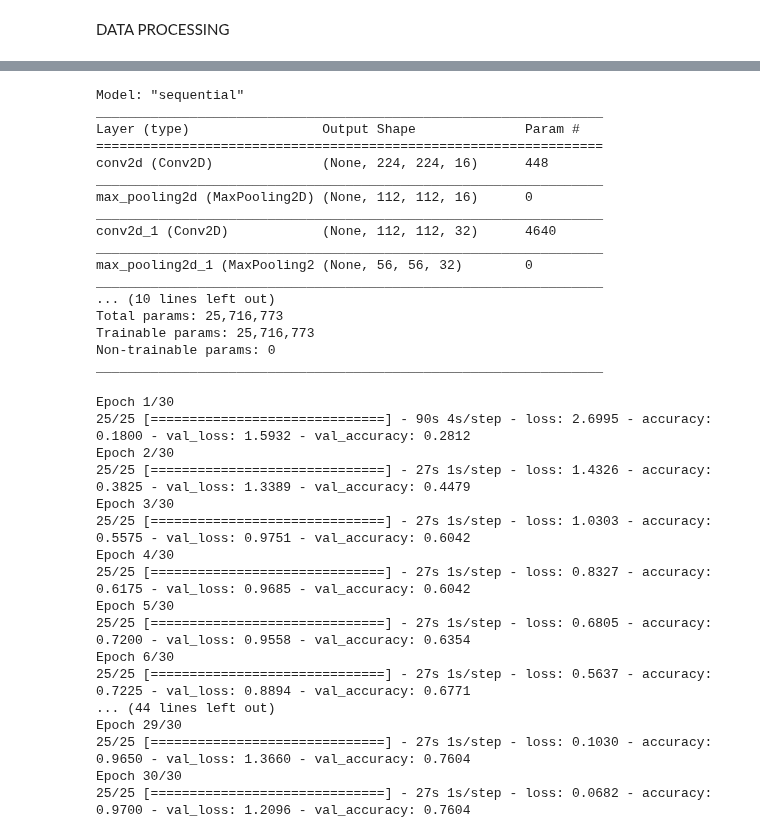
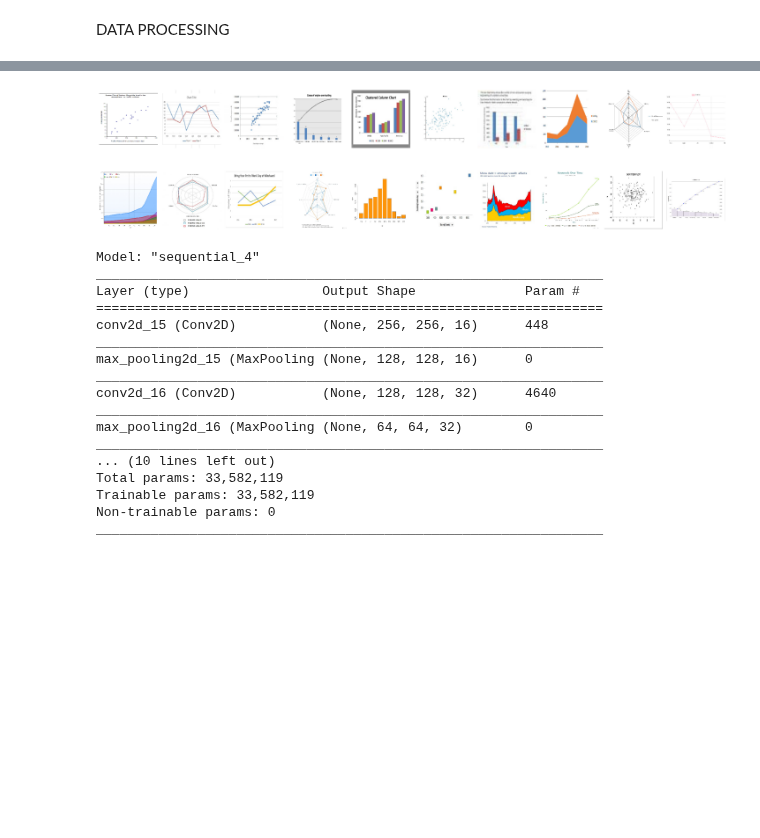
Before and after one commit to anirudh-g/Msc-Data-science, a Jupyter notebook: Baseline_CNN.ipynb, the cells around one changed output, grey strips where cells are left out. Drawn from its saved outputs; the diff is of its cells as text; code cells hidden in the pictures; blank space fills up the shorter version.

```diff
--- a/Baseline_CNN.ipynb
+++ b/Baseline_CNN.ipynb
@@ -82,3 +84,22 @@ Found 100 images belonging to 5 classes.
+# %%
+def plotImages(images_arr):
+    fig, axes = plt.subplots(1, 10, figsize=(20,20))
+    axes = axes.flatten()
+    for img, ax in zip( images_arr, axes):
+        ax.imshow(img)
+        ax.axis('off')
+    plt.tight_layout()
+    plt.show()
+# %%
+sample_training_images, _ = next(train_generator)
+plotImages(sample_training_images[:10])
+# %% [output]
+[figure, added]
+# %%
+sample_val_images, _ = next(validation_generator)
+plotImages(sample_val_images[:10])
+# %% [output]
+[figure, added]
 # %%
 # 3 CNN blocks containing a max pooling layer in each of them. On top of that is a fully connected layer with relu activation function
 model = Sequential([
@@ -90,55 +111,30 @@ model = Sequential([
     MaxPooling2D(),
     Flatten(),
     Dense(512, activation='relu'),
-    Dense(5, activation='softmax') #Nodes in the final dense layer should be equal to number of classes + softmax activation
+    Dense(7, activation='softmax') #Nodes in the final dense layer should be equal to number of classes + softmax activation
 ])
 
 
-model.compile(optimizer='adam',
+model.compile(optimizer=keras.optimizers.Adam() ,
               loss=tf.keras.losses.categorical_crossentropy,
               metrics=['accuracy'])
 
 model.summary()
 # %% [output]
-Model: "sequential"
+Model: "sequential_4"
 _________________________________________________________________
 Layer (type)                 Output Shape              Param #
 =================================================================
-conv2d (Conv2D)              (None, 224, 224, 16)      448
+conv2d_15 (Conv2D)           (None, 256, 256, 16)      448
 _________________________________________________________________
-max_pooling2d (MaxPooling2D) (None, 112, 112, 16)      0
+max_pooling2d_15 (MaxPooling (None, 128, 128, 16)      0
 _________________________________________________________________
-conv2d_1 (Conv2D)            (None, 112, 112, 32)      4640
+conv2d_16 (Conv2D)           (None, 128, 128, 32)      4640
 _________________________________________________________________
-max_pooling2d_1 (MaxPooling2 (None, 56, 56, 32)        0
+max_pooling2d_16 (MaxPooling (None, 64, 64, 32)        0
 _________________________________________________________________
 ... (10 lines left out)
-Total params: 25,716,773
-Trainable params: 25,716,773
+Total params: 33,582,119
+Trainable params: 33,582,119
 Non-trainable params: 0
 _________________________________________________________________
-# %%
-history = model.fit(
-	train_generator,
-	steps_per_epoch=nb_train_samples // batch_size,
-	epochs=epochs,
-	validation_data=validation_generator,
-	validation_steps=nb_validation_samples // batch_size)
-# %% [output]
-Epoch 1/30
-25/25 [==============================] - 90s 4s/step - loss: 2.6995 - accuracy: 0.1800 - val_loss: 1.5932 - val_accuracy: 0.2812
-Epoch 2/30
-25/25 [==============================] - 27s 1s/step - loss: 1.4326 - accuracy: 0.3825 - val_loss: 1.3389 - val_accuracy: 0.4479
-Epoch 3/30
-25/25 [==============================] - 27s 1s/step - loss: 1.0303 - accuracy: 0.5575 - val_loss: 0.9751 - val_accuracy: 0.6042
-Epoch 4/30
-25/25 [==============================] - 27s 1s/step - loss: 0.8327 - accuracy: 0.6175 - val_loss: 0.9685 - val_accuracy: 0.6042
-Epoch 5/30
-25/25 [==============================] - 27s 1s/step - loss: 0.6805 - accuracy: 0.7200 - val_loss: 0.9558 - val_accuracy: 0.6354
-Epoch 6/30
-25/25 [==============================] - 27s 1s/step - loss: 0.5637 - accuracy: 0.7225 - val_loss: 0.8894 - val_accuracy: 0.6771
-... (44 lines left out)
-Epoch 29/30
-25/25 [==============================] - 27s 1s/step - loss: 0.1030 - accuracy: 0.9650 - val_loss: 1.3660 - val_accuracy: 0.7604
-Epoch 30/30
-25/25 [==============================] - 27s 1s/step - loss: 0.0682 - accuracy: 0.9700 - val_loss: 1.2096 - val_accuracy: 0.7604
```
Also changed, not shown: parts of 10 cells of this notebook.
